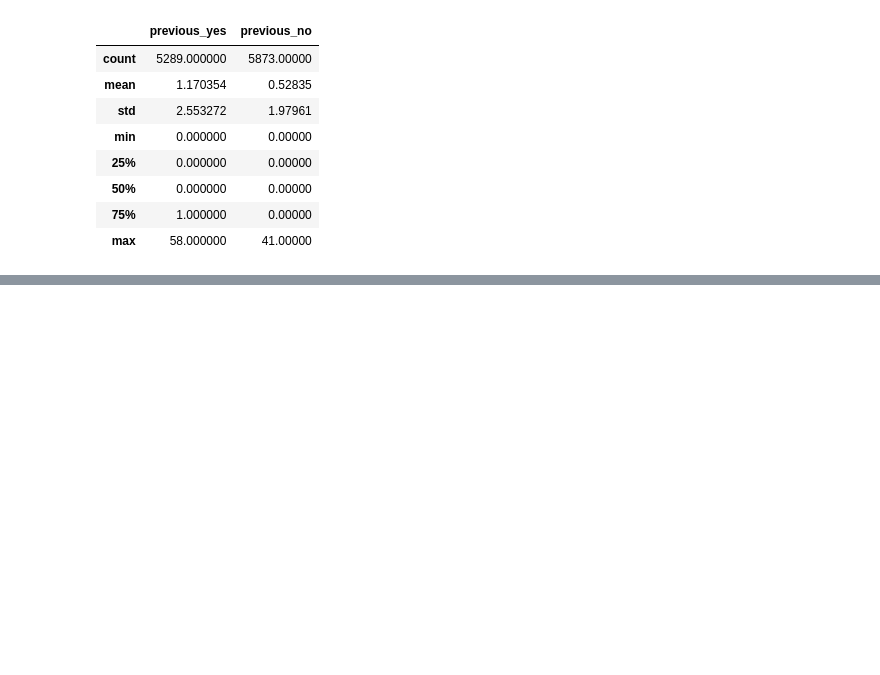
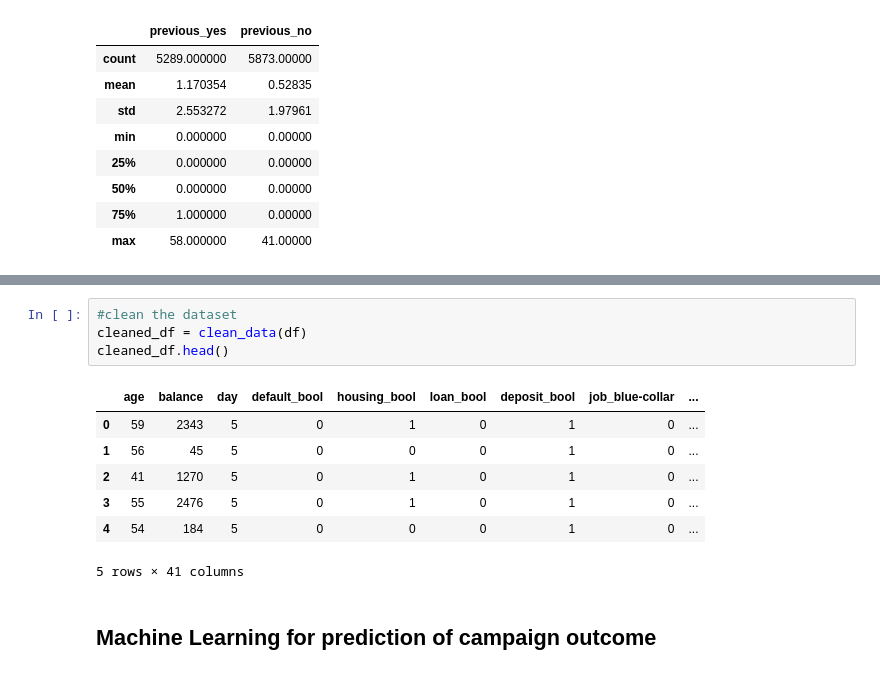
Before and after one commit to Lexie88rus/bank-marketing-analysis, a Jupyter notebook: Bank Marketing Analysis.ipynb, the cells around one changed output, grey strips where cells are left out. Cells and saved outputs as stored; diff of their text form; blank space fills up the shorter version.

```diff
--- a/Bank Marketing Analysis.ipynb
+++ b/Bank Marketing Analysis.ipynb
@@ -286,0 +417,14 @@ From the diagrams above we can conclude that:
+# %%
+#clean the dataset
+cleaned_df = clean_data(df)
+cleaned_df.head()
+# %% [output]
+|  | age | balance | day | default_bool | housing_bool | loan_bool | deposit_bool | job_blue-collar | ... |
+| 0 | 59 | 2343 | 5 | 0 | 1 | 0 | 1 | 0 | ... |
+| 1 | 56 | 45 | 5 | 0 | 0 | 0 | 1 | 0 | ... |
+| 2 | 41 | 1270 | 5 | 0 | 1 | 0 | 1 | 0 | ... |
+| 3 | 55 | 2476 | 5 | 0 | 1 | 0 | 1 | 0 | ... |
+| 4 | 54 | 184 | 5 | 0 | 0 | 0 | 1 | 0 | ... |
+5 rows × 41 columns
+# %% [markdown]
+## Machine Learning for prediction of campaign outcome
```
Also changed, not shown: parts of 23 cells of this notebook.
